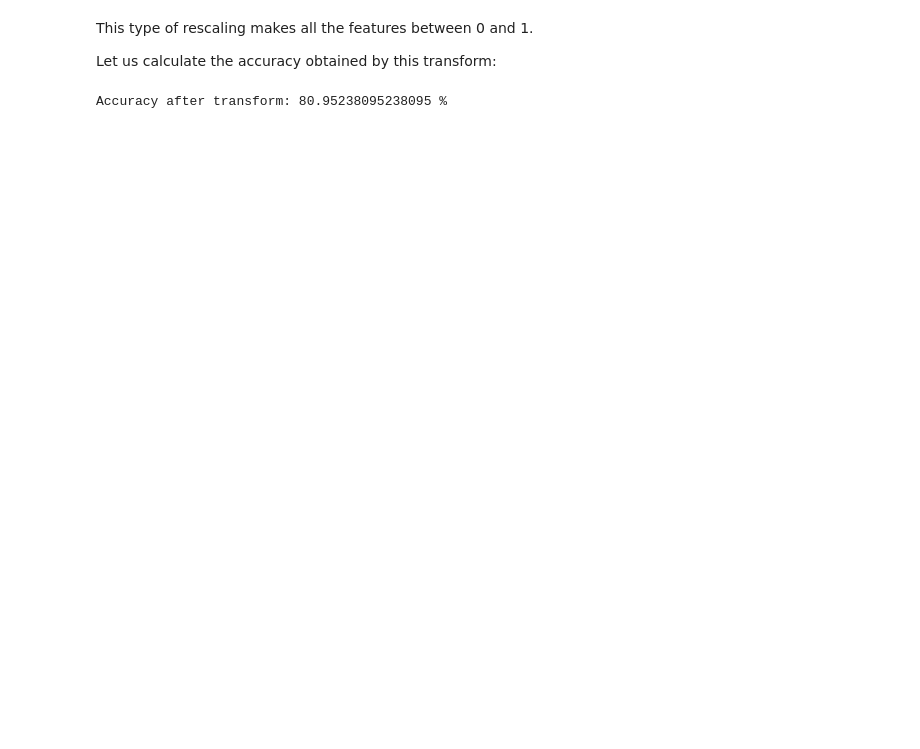
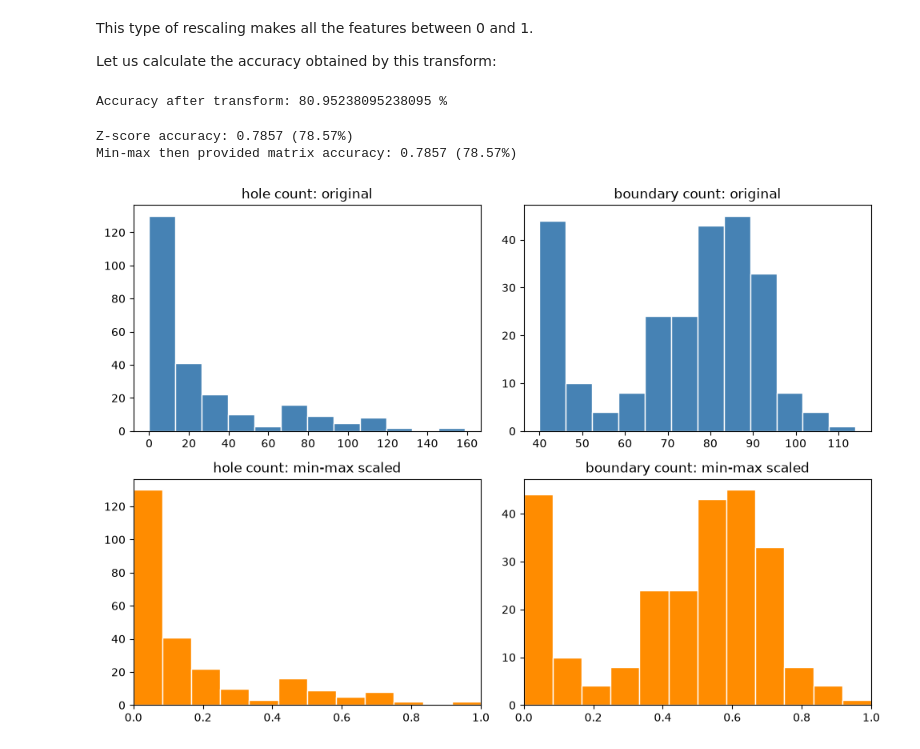
Before and after one commit to anishtechcode/IHUB-AI-ML-TRAINING-, a Jupyter notebook: AIML_Module_01_Lab_04_Transforming_data_using_linear_algebra (1).ipynb, the cells around one changed output. Drawn from its saved outputs; the diff is of its cells as text; code cells hidden in the pictures; blank space fills up the shorter version.

```diff
--- a/AIML_Module_01_Lab_04_Transforming_data_using_linear_algebra (1).ipynb
+++ b/AIML_Module_01_Lab_04_Transforming_data_using_linear_algebra (1).ipynb
@@ -563,3 +660,35 @@ acc = Accuracy(test_y, test_pred)
 print("Accuracy after transform:", acc*100, "%")
 # %% [output]
 Accuracy after transform: 80.95238095238095 %
+# %%
+# Optional normalization experiments: z-score and rescaling followed by a matrix.
+train_mean = train_feats.mean(axis=0)
+train_std = train_feats.std(axis=0)
+train_std[train_std == 0] = 1.0
+train_feats_z = (train_feats - train_mean) / train_std
+test_feats_z = (test_feats - train_mean) / train_std
+z_score_accuracy = Accuracy(test_y, NN(train_feats_z, train_y, test_feats_z))
+
+provided_matrix = candidate_transforms["provided"]
+train_scaled_then_transformed = train_feats_rescaled @ provided_matrix
+test_scaled_then_transformed = test_feats_rescaled @ provided_matrix
+scaled_matrix_accuracy = Accuracy(
+    test_y, NN(train_scaled_then_transformed, train_y, test_scaled_then_transformed)
+)
+print(f"Z-score accuracy: {z_score_accuracy:.4f} ({z_score_accuracy * 100:.2f}%)")
+print(f"Min-max then provided matrix accuracy: {scaled_matrix_accuracy:.4f} ({scaled_matrix_accuracy * 100:.2f}%)")
+
+# Compare feature distributions before and after min-max rescaling.
+fig, axes = plt.subplots(2, 2, figsize=(10, 7))
+for column, label in enumerate(("hole count", "boundary count")):
+    axes[0, column].hist(train_feats[:, column], bins=12, color="steelblue", edgecolor="white")
+    axes[0, column].set_title(f"{label}: original")
+    axes[1, column].hist(train_feats_rescaled[:, column], bins=12, color="darkorange", edgecolor="white")
+    axes[1, column].set_title(f"{label}: min-max scaled")
+    axes[1, column].set_xlim(0, 1)
+plt.tight_layout()
+plt.show()
+# %% [output]
+Z-score accuracy: 0.7857 (78.57%)
+Min-max then provided matrix accuracy: 0.7857 (78.57%)
+[figure, added]
```
Also changed, not shown: parts of 16 cells of this notebook.
